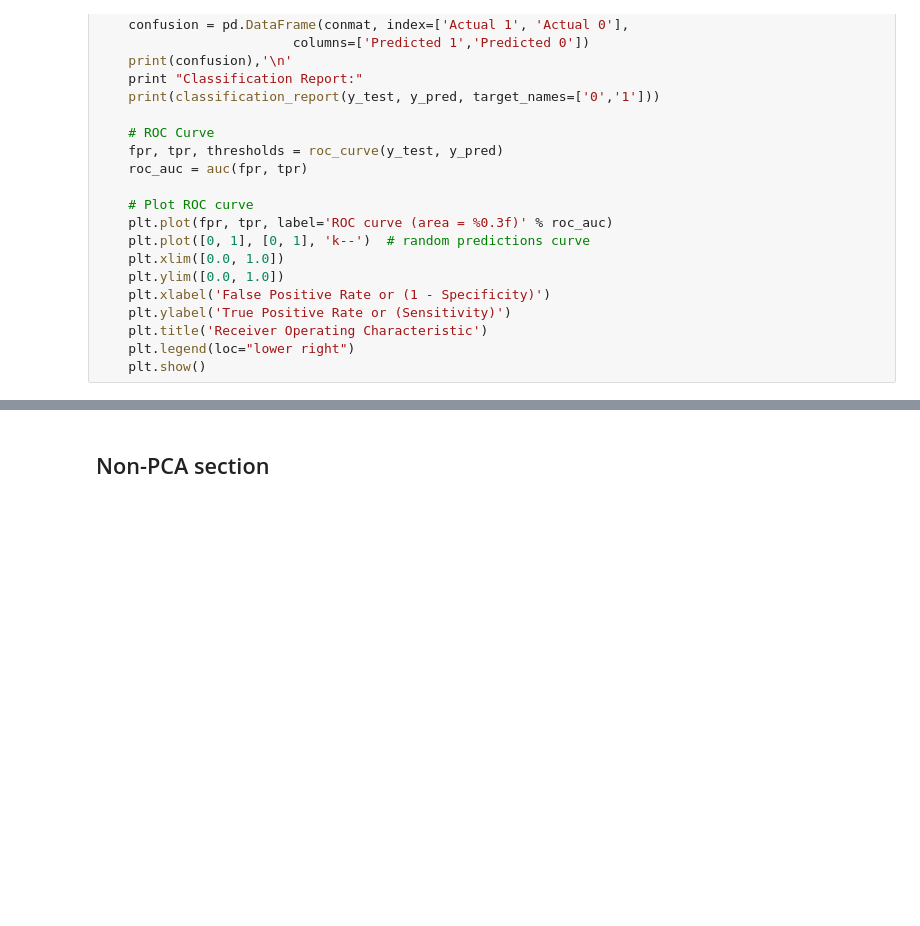
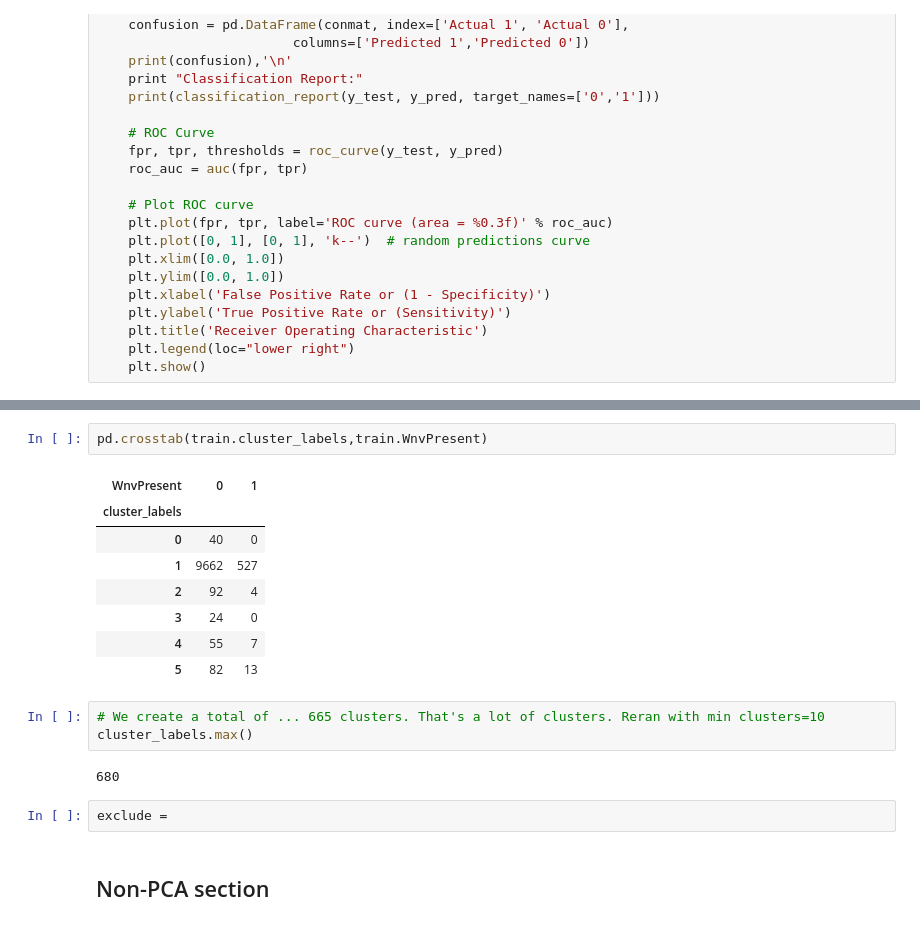
Before and after one commit to austinbrian/skeeter_patrol, a Jupyter notebook: code/BDA-modeling-2.ipynb, the cells around one changed output, grey strips where cells are left out. Saved outputs shown, nothing was run; the diff lists cells and outputs as text; blank space fills up the shorter version.

```diff
--- a/code/BDA-modeling-2.ipynb
+++ b/code/BDA-modeling-2.ipynb
@@ -94,3 +121,21 @@ def evaluate_model(m):
+# %%
+pd.crosstab(train.cluster_labels,train.WnvPresent)
+# %% [output]
+| WnvPresent | 0 | 1 |
+| cluster_labels |  |  |
+| 0 | 40 | 0 |
+| 1 | 9662 | 527 |
+| 2 | 92 | 4 |
+| 3 | 24 | 0 |
+| 4 | 55 | 7 |
+| 5 | 82 | 13 |
+# %%
+# We create a total of ... 665 clusters. That's a lot of clusters. Reran with min clusters=10
+cluster_labels.max()
+# %% [output]
+680
+# %%
+exclude =
 # %% [markdown]
 ## Non-PCA section
 # %%
```
Also changed, not shown: parts of 9 cells of this notebook, 5 other files.
